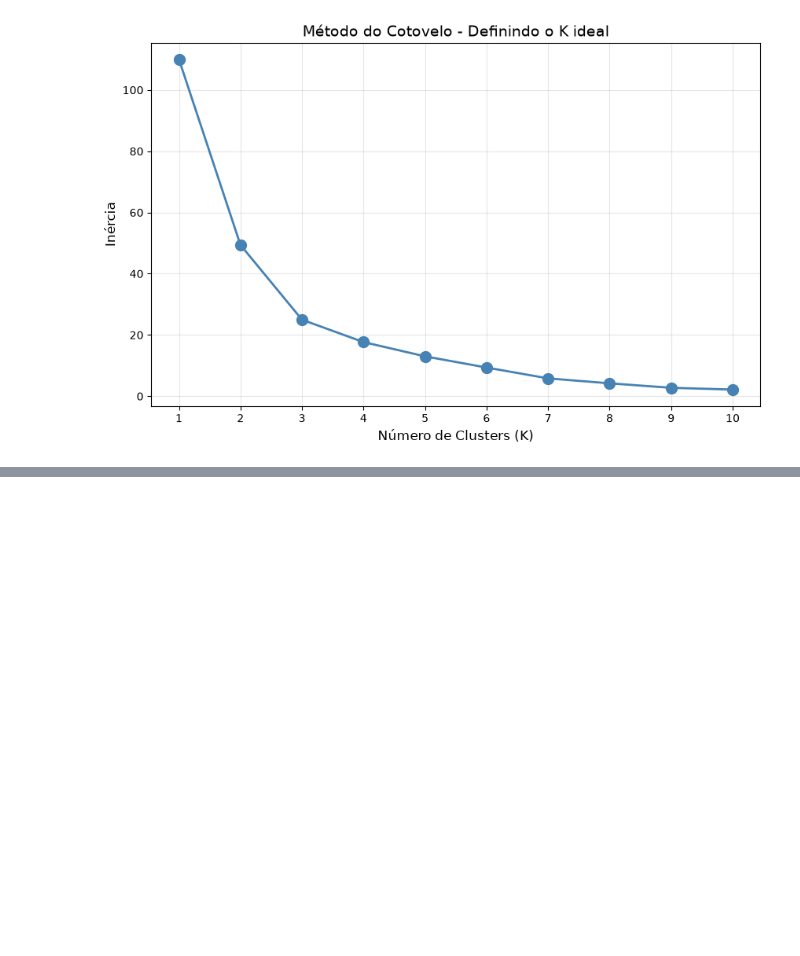
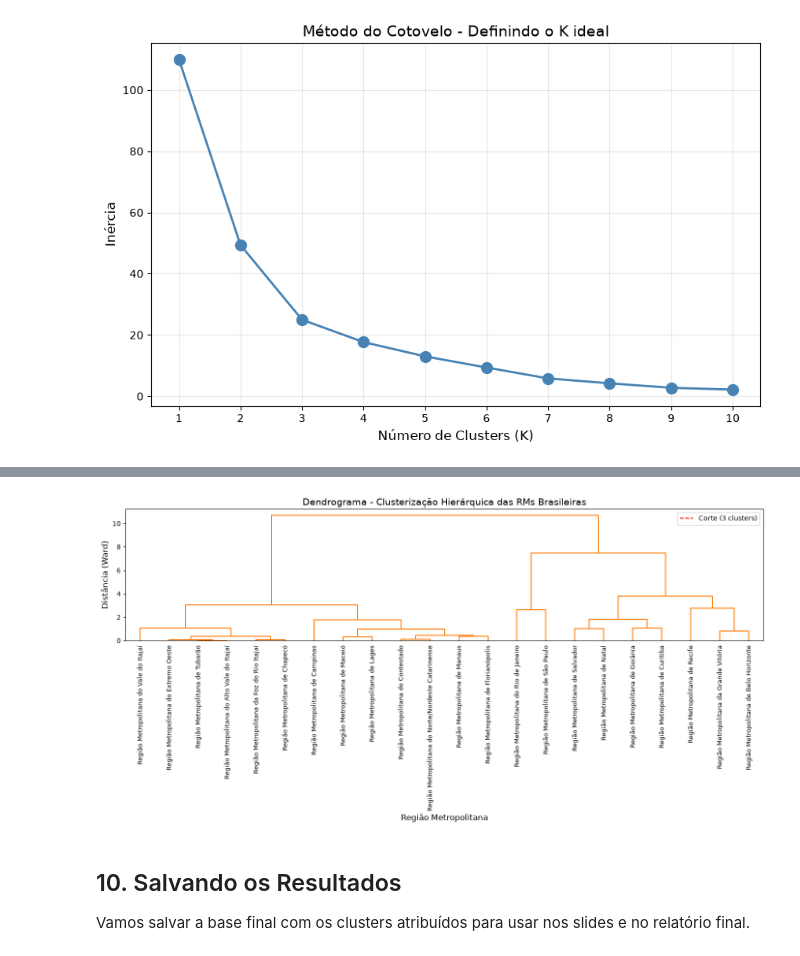
Before and after one commit to felipealvesdev/modelos_descritivos_projeto_final, a Jupyter notebook: notebooks/01_analise_mobilidade.ipynb, the cells around one changed output, grey strips where cells are left out. Cells and saved outputs as stored; diff of their text form; code cells hidden in the pictures; blank space fills up the shorter version.

Commit message:
saving results.

```diff
--- a/notebooks/01_analise_mobilidade.ipynb
+++ b/notebooks/01_analise_mobilidade.ipynb
@@ -190,0 +197,21 @@ plt.show()
+# %%
+# 6. Aplicando K-Means com K=3
+kmeans_final = KMeans(n_clusters=3, random_state=42, n_init=10)
+df_scaled['Cluster'] = kmeans_final.fit_predict(df_scaled[variaveis_interesse])
+
+# Adicionando os clusters de volta ao df_cluster
+df_cluster['Cluster'] = df_scaled['Cluster'].values
+
+print("✅ K-Means aplicado com sucesso!")
+print(f"\n📊 Distribuição das RMs por cluster:")
+print(df_cluster['Cluster'].value_counts().sort_index())
+
+print("\n📈 Média das variáveis por cluster:")
+display(df_cluster.groupby('Cluster')[variaveis_interesse].mean().round(2))
+
+print("\n📋 Regiões Metropolitanas em cada cluster:")
+for cluster in sorted(df_cluster['Cluster'].unique()):
+    rms = df_cluster[df_cluster['Cluster'] == cluster]['Regiao_Metropolitana'].tolist()
+    print(f"\n🔹 Cluster {cluster} ({len(rms)} RMs):")
+    for rm in rms:
+        print(f"   - {rm}")
@@ -190,0 +324,29 @@ plt.show()
+# %%
+# 9. Dendrograma - Clusterização Hierárquica
+plt.figure(figsize=(14, 7))
+
+# Aplicando o linkage (método ward + distância euclidiana)
+Z = linkage(df_scaled[variaveis_interesse], method='ward', metric='euclidean')
+
+# Gerando o dendrograma
+dendrogram(
+    Z,
+    labels=df_cluster['Regiao_Metropolitana'].values,
+    leaf_rotation=90,
+    leaf_font_size=9,
+    color_threshold=15
+)
+
+plt.title('Dendrograma - Clusterização Hierárquica das RMs Brasileiras', fontsize=14)
+plt.xlabel('Região Metropolitana', fontsize=12)
+plt.ylabel('Distância (Ward)', fontsize=12)
+plt.axhline(y=15, color='red', linestyle='--', linewidth=1.5, label='Corte (3 clusters)')
+plt.legend(fontsize=10)
+plt.tight_layout()
+plt.show()
+# %% [output]
+[figure, added]
+# %% [markdown]
+## 10. Salvando os Resultados
+
+Vamos salvar a base final com os clusters atribuídos para usar nos slides e no relatório final.
```
Also changed, not shown: parts of 8 cells of this notebook, 1 other file.
